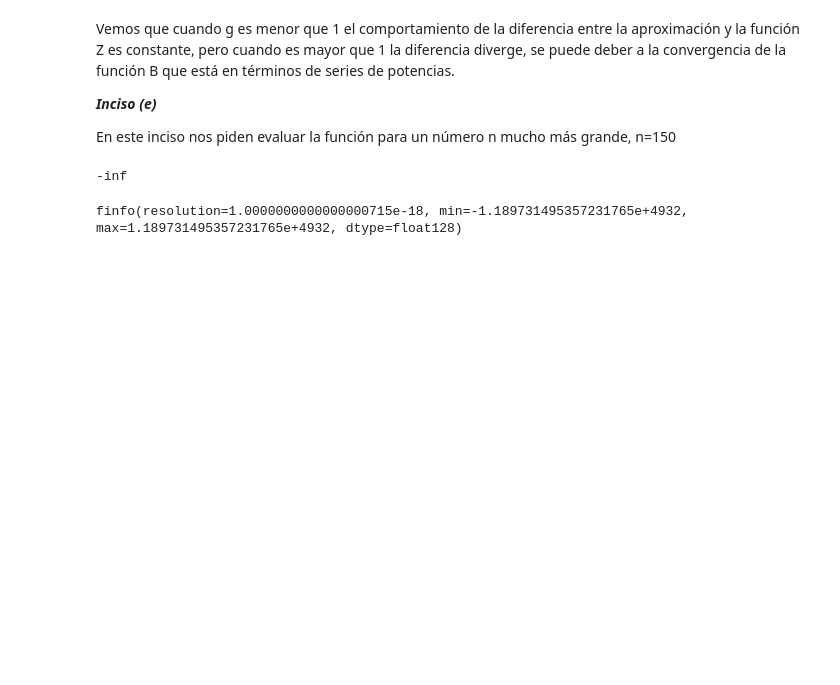
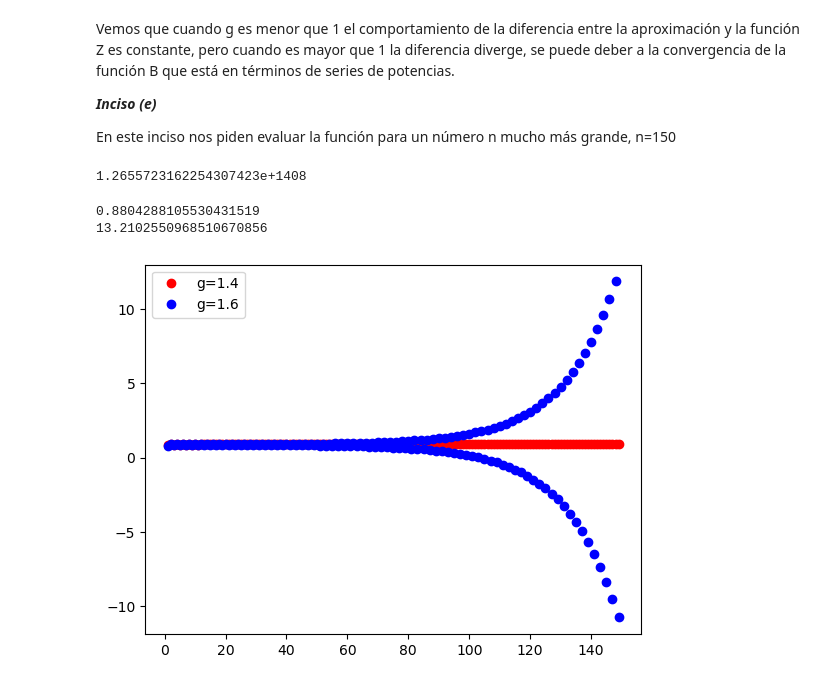
Before and after one commit to Fersv04/Fernanda-MN-2024, a Jupyter notebook: ProblemasCapitulo2.ipynb, the cells around one changed output. Drawn from its saved outputs; the diff is of its cells as text; code cells hidden in the pictures; blank space fills up the shorter version.

```diff
--- a/ProblemasCapitulo2.ipynb
+++ b/ProblemasCapitulo2.ipynb
@@ -999,17 +994,36 @@ Vemos que cuando g es menor que 1 el comportamiento de la diferencia entre la ap
 ***Inciso (e)***
 
 En este inciso nos piden evaluar la función para un número n mucho más grande, n=150
+# %%
+#Para cubrir más decimales escribimos una función factorial propia
+def fact(n):
+    fact=np.longdouble(1.0)
+    for i in range (1,n+1):
+        fact=i*fact
+    return np.longdouble(fact)
+
+fact(600)
+# %% [output]
+1.2655723162254307423e+1408
 # %%
 def Bg(m,g):
-    suma=0
-    for i in range (m,0,-1):
-        suma+=np.longdouble(((pow(-1/factorial(4),i)*(factorial(4*i)/(4**i*factorial(2*i)*factorial(i))))*g**i)/(factorial(i)))
-    return suma
+    suma= np.longdouble(0.0)
+    for i in range (m,-1,-1):
+        suma+=np.longdouble(((pow(-1/fact(4),i)*(fact(4*i)/(4.0**i*fact(2*i)*fact(i))))*g**i)/(fact(i)))
+    return np.longdouble(suma)
 
-(Bg(43,1.4))
+print((Bg(150,1.4)))
+
+print((Bg(150,1.6)))
 # %% [output]
--inf
+0.8804288105530431519
+13.2102550968510670856
-# %%
-np.finfo(np.longdouble)
-# %% [output]
-finfo(resolution=1.0000000000000000715e-18, min=-1.189731495357231765e+4932, max=1.189731495357231765e+4932, dtype=float128)
+# %%
+#Escribimos el código para graficar la función Bg
+n=range(1,150,1)
+plt.plot(n,[Bg(i,1.4) for i in n],"ro",label="g=1.4")
+plt.plot(n,[Bg(i,1.6) for i in n],"bo",label="g=1.6")
+plt.legend()
+plt.show()
+# %% [output]
+[figure, added]
```
Also changed, not shown: parts of 2 cells of this notebook.
